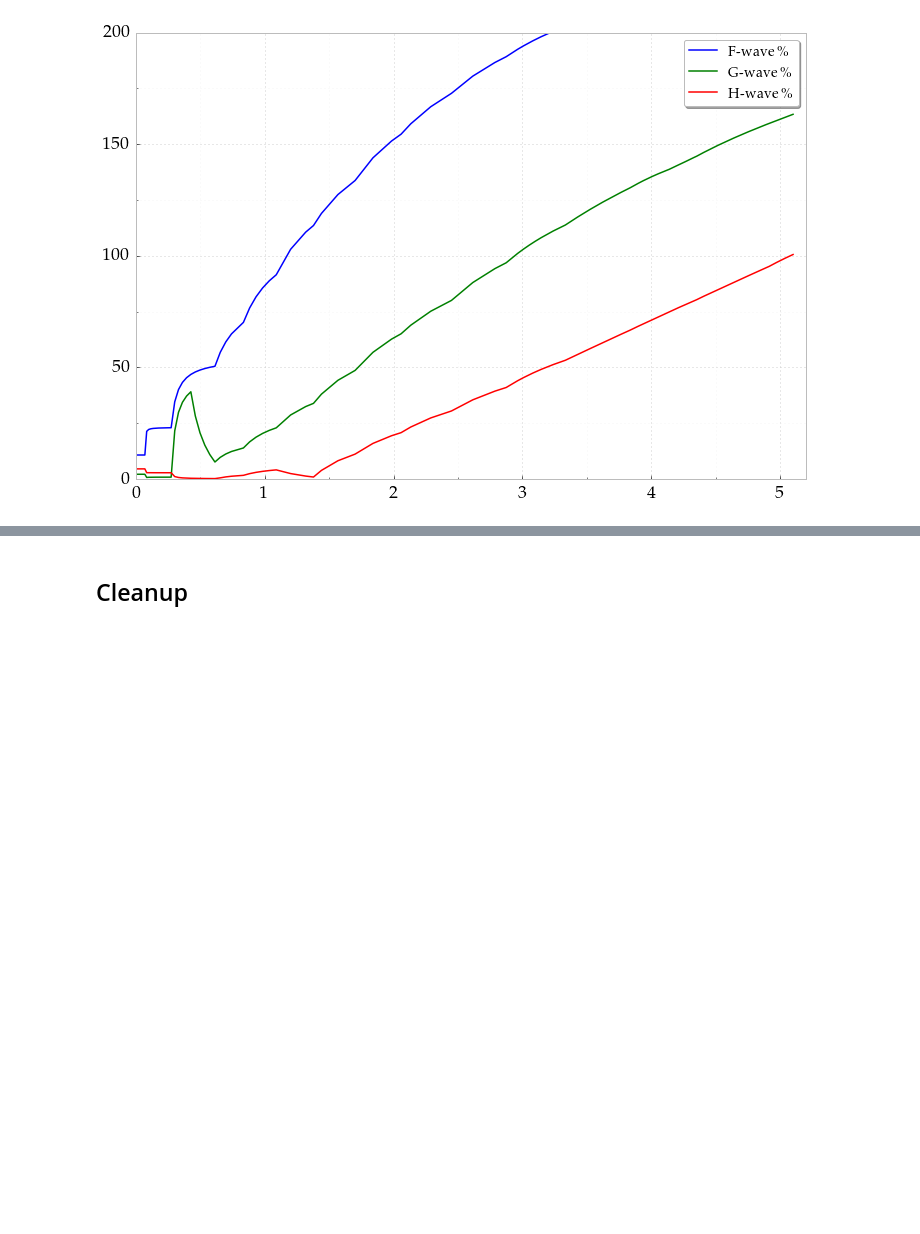
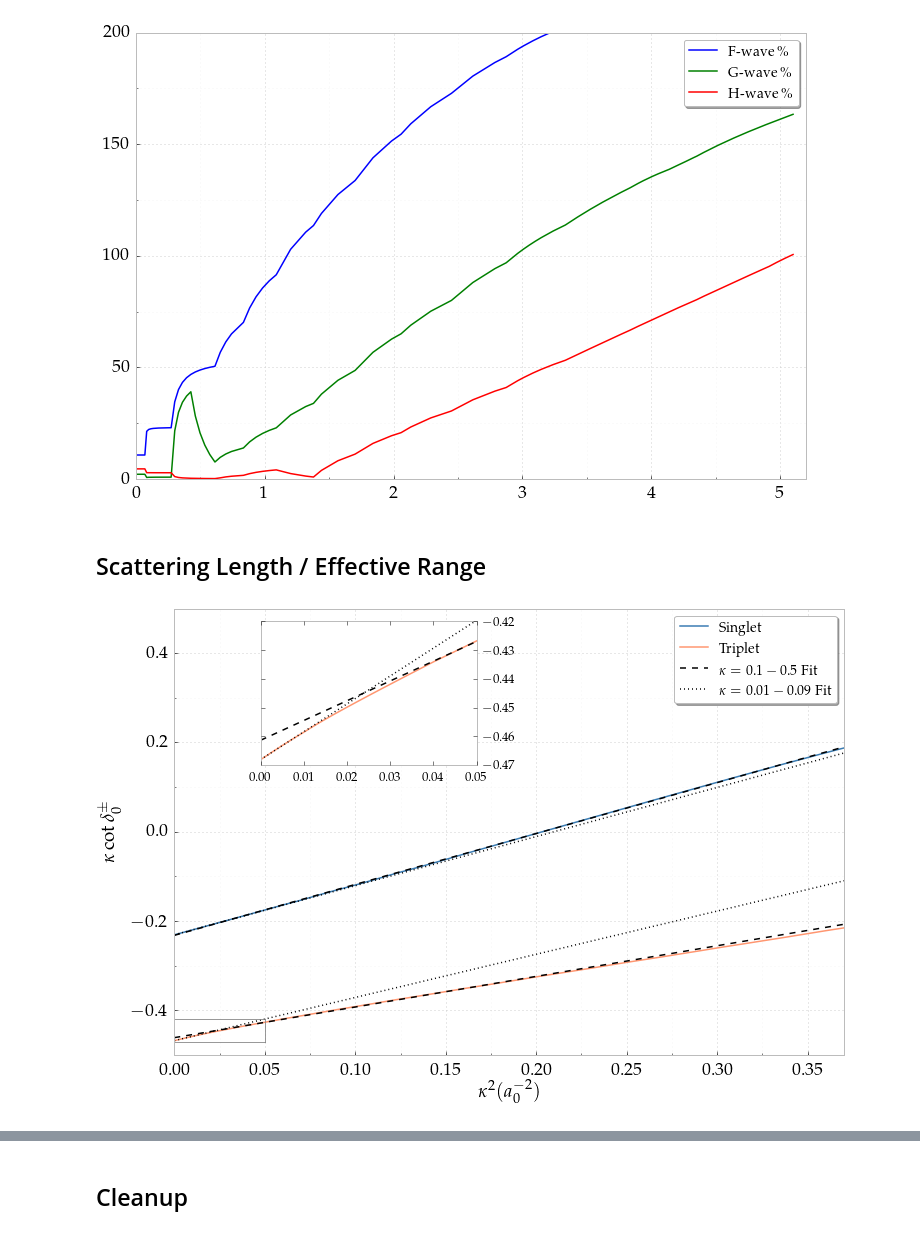
Before and after one commit to DentonW/Papers, a Jupyter notebook: Dissertation/IPython/Dissertation.ipynb, the cells around one changed output, grey strips where cells are left out. Drawn from its saved outputs; the diff is of its cells as text; code cells hidden in the pictures; blank space fills up the shorter version.

```diff
--- a/Dissertation/IPython/Dissertation.ipynb
+++ b/Dissertation/IPython/Dissertation.ipynb
@@ -2323,3 +2338,73 @@ pyplot.savefig('singlet-triplet-compare.pdf', bbox_inches='tight')
 pyplot.show()
 # %% [output]
 [figure]
+# %% [markdown]
+## Scattering Length / Effective Range
+# %%
+fig, ax = pyplot.subplots()
+ERT1S = np.array(df['Phase1S'].tolist())
+ERT3S = np.array(df['Phase3S'].tolist())
+ERTkappa = np.array(df['Kappa'].tolist())
+#df.plot(x='Kappa', y='Phase1S', marker='.', markersize=0.01, label=r'$^1S$ Complex Kohn', color=singletcolor)
+#df.plot(x='Kappa', y='Phase3S', marker='.', markersize=0.01, label=r'$^3S$ Complex Kohn', color=tripletcolor)
+
+pyplot.xlabel(r"$\kappa^2 (a_0^{-2})$")
+pyplot.ylabel(r"$\kappa \cot\delta_0^\pm$")
+
+#pyplot.plot(E3G, sls3G, '--', marker='o', markersize=0.01, label='$^3G$ Born', color=tripletcolor)
+
+pyplot.plot(ERTkappa**2, ERTkappa/np.tan(ERT1S), '-', color=singletcolor, label='Singlet')
+pyplot.plot(ERTkappa**2, ERTkappa/np.tan(ERT3S), '-', color=tripletcolor, label='Triplet')
+
+#pyplot.plot(ERTkappa**2, -0.232334 + 1.13842 * ERTkappa**2, '--', color='black', label=r'$\kappa = 0.2 - 0.4$ Fit')
+#pyplot.plot(ERTkappa**2, -0.231008 + 1.10231 * ERTkappa**2, ':', color='black', label=r'$\kappa = 0.01 - 0.09$ Fit')
+
+#pyplot.plot(ERTkappa**2, -0.461109 + 0.688617 * ERTkappa**2, '--', color='black')
+#pyplot.plot(ERTkappa**2, -0.467929 + 0.965453 * ERTkappa**2, ':', color='black')
+
+# -0.231845 = -1/a, and 1.13725 = 0.5 * r0 from the fittings
+pyplot.plot(ERTkappa**2, -0.232127 + 1.14078 * ERTkappa**2, '--', color='black', label=r'$\kappa = 0.1 - 0.5$ Fit')
+pyplot.plot(ERTkappa**2, -0.230917 + 1.10058 * ERTkappa**2, ':', color='black', label=r'$\kappa = 0.01 - 0.09$ Fit')
+
+pyplot.plot(ERTkappa**2, -0.461295 + 0.686426 * ERTkappa**2, '--', color='black')
+pyplot.plot(ERTkappa**2, -0.468005 + 0.967702 * ERTkappa**2, ':', color='black')
+
+
+pyplot.xlim([0,0.37])
+pyplot.ylim([-0.5,0.5])
+
+pyplot.legend()
+FixPlot(plt)
+
+#axins = zoomed_inset_axes(ax, 3, loc=9) # zoom = 6
+#axins = inset_axes(ax, 2.2, 1.8, loc=9, bbox_to_anchor=(0.2, 0.55), bbox_transform=ax.figure.transFigure) # zoom = 6
+axins = inset_axes(ax, 3, 2, loc=9, bbox_to_anchor=(0.35, 0.89), bbox_transform=ax.figure.transFigure) # zoom = 6
+axins.axis([0.0, 0.05, -0.47, -0.42])
+pyplot.plot(ERTkappa**2, ERTkappa/np.tan(ERT3S), '-', color=tripletcolor, label='Triplet')
+
+pyplot.plot(ERTkappa**2, -0.461295 + 0.686426 * ERTkappa**2, '--', color='black', label='Triplet')
+pyplot.plot(ERTkappa**2, -0.468005 + 0.967702 * ERTkappa**2, ':', color='black', label='Triplet')
+
+#######mark_inset(ax, axins, loc1=2, loc2=4, fc="none", ec="0.9")
+#plt.xticks(visible=False)
+#plt.yticks(visible=False)
+#matplotlib.rc('xtick', labelsize=18)
+#matplotlib.rc('ytick', labelsize=18)
+axins.yaxis.tick_right()
+axins.yaxis.set_ticks_position('both')
+plt.xticks(fontsize = 13) # work on current fig
+plt.yticks(fontsize = 13) # work on current fig
+
+#plt.plot([0, 0], [0, 1], 'k-')
+l1 = Line2D([0,0.05],[-0.47,-0.47],lw=0.8,color='gray')
+l2 = Line2D([0.05,0.05],[-0.47,-0.42],lw=0.8,color='gray')
+l3 = Line2D([0,0.05],[-0.42,-0.42],lw=0.8,color='gray')
+ax.add_line(l1)
+ax.add_line(l2)
+ax.add_line(l3)
+
+pyplot.savefig("swave-ERT-short.pdf", bbox_inches='tight')
+pyplot.draw()
+pyplot.show()
+# %% [output]
+[figure, added]
```
Also changed, not shown: parts of 11 cells of this notebook, 15 other files.
